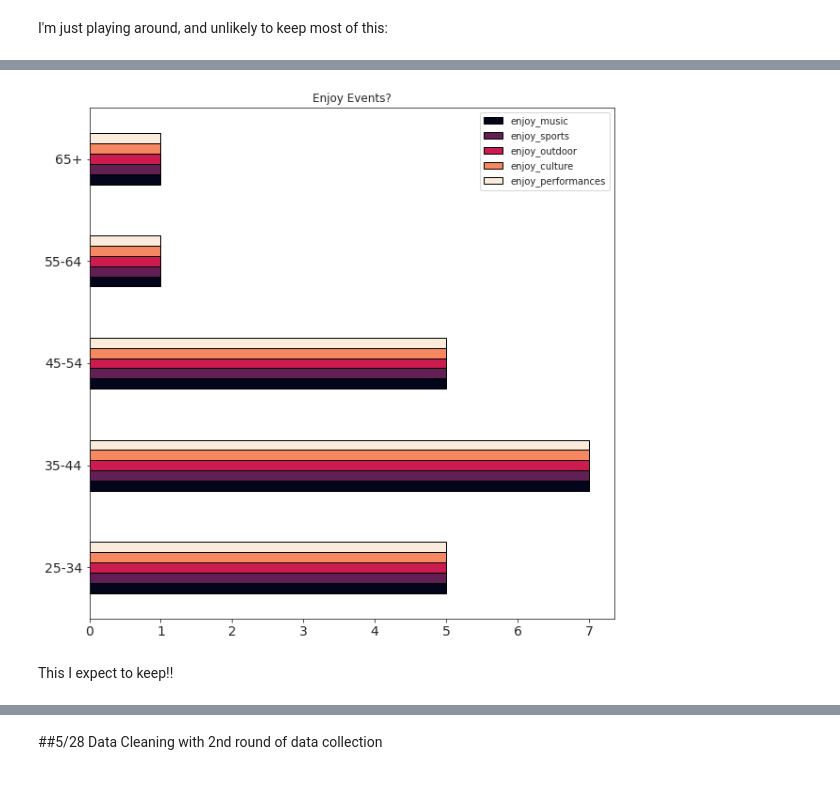
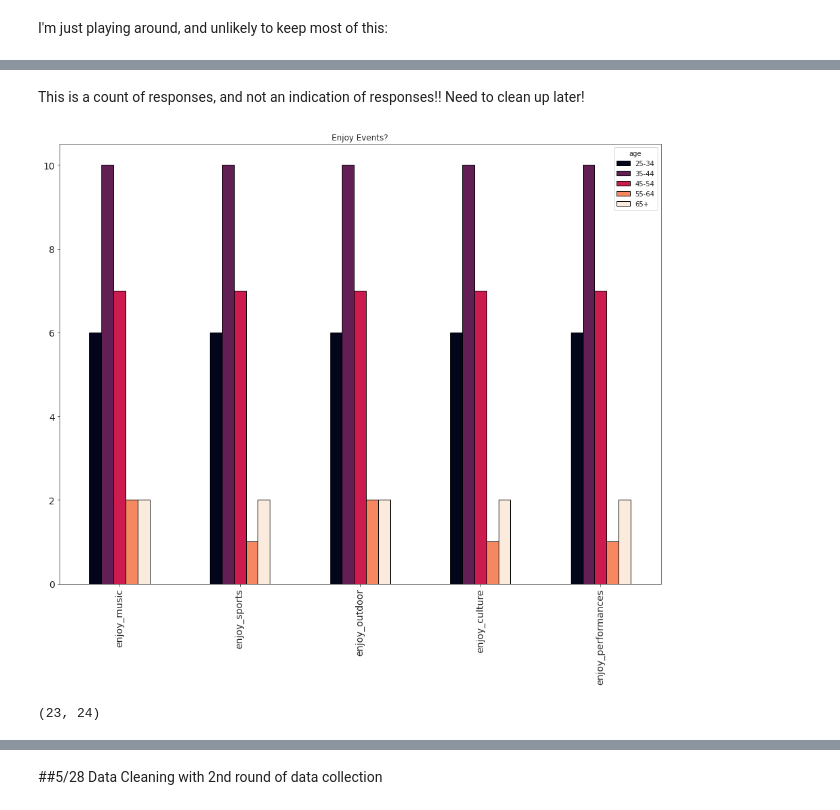
Before and after one commit to LibbyFender/Learning, a Jupyter notebook: SPEX650.ipynb, the cells around one changed output, grey strips where cells are left out. Saved outputs shown, nothing was run; the diff lists cells and outputs as text; code cells hidden in the pictures.

```diff
--- a/SPEX650.ipynb
+++ b/SPEX650.ipynb
@@ -170,0 +177,2 @@ age_group
+# %%
+enjoy =age_group.transpose()
@@ -171,13 +189,13 @@ age_group
+# %% [markdown]
+This is a count of responses, and not an indication of responses!! Need to clean up later!
 # %%
-age_group.plot(
-    kind='barh',
-    figsize=(10, 10),
+enjoy.plot(
+    kind='bar',
+    figsize=(16, 12),
     cmap='rocket',
     edgecolor='black',
     fontsize=14,
     title='Enjoy Events?'
     ).yaxis.label.set_visible(False)
 # %% [output]
-[figure, old version]
+[figure, new version]
-# %% [markdown]
-This I expect to keep!!
@@ -183,0 +204,4 @@ This I expect to keep!!
+# %%
+df.shape
+# %% [output]
+(23, 24)
```
Also changed, not shown: parts of 62 cells of this notebook.
